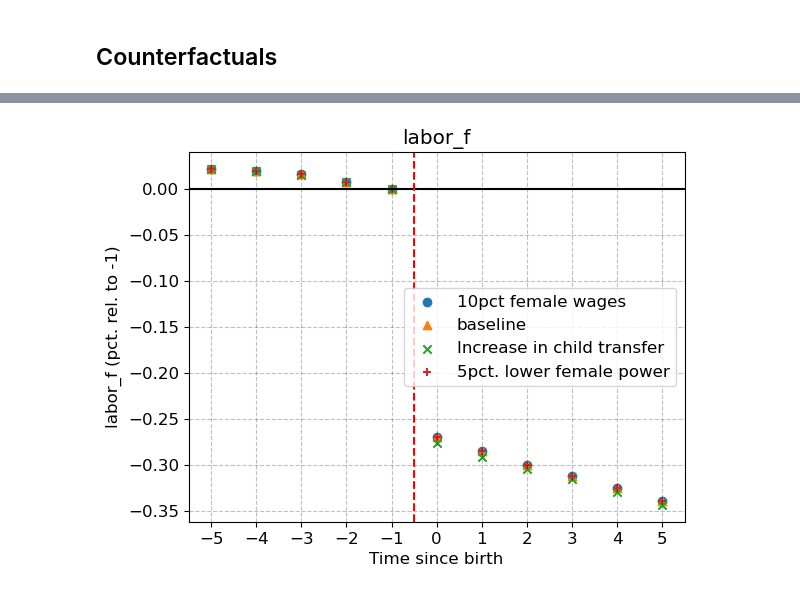
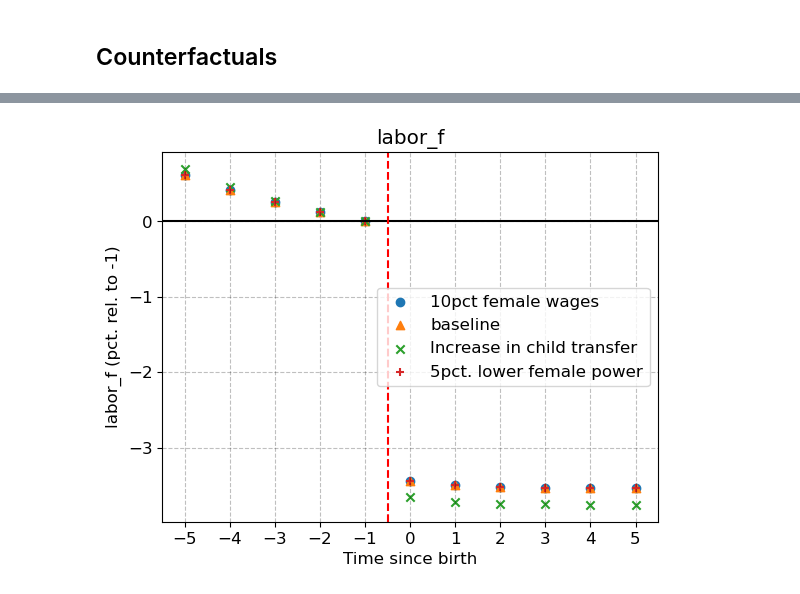
Before and after one commit to clynejj/Public-economics-seminar-project-code, a Jupyter notebook: DynamicSpecialization_post.ipynb, the cells around one changed output, grey strips where cells are left out. Cells and saved outputs as stored; diff of their text form; code cells hidden in the pictures.

```diff
--- a/DynamicSpecialization_post.ipynb
+++ b/DynamicSpecialization_post.ipynb
@@ -42,7 +43,9 @@ specs = {
     'model_nov_7': {'alpha':0.988, 'alpha_n':0.011, 'sigma':0.112, 'omega_n':-0.063, 'epsilon_f':2.391, 'epsilon_m':2.175, 'wage_humcap_f':0.100, 'wage_humcap_m':0.098, 'nu':0.004, 'wage_const_f':0.000, 'wage_const_m':0.000},
     'invented_model': {'alpha':0.988, 'alpha_n':0.011, 'sigma':0.112, 'omega_n':-0.063, 'epsilon_f':2.391, 'epsilon_m':2.175, 'wage_humcap_f':0.20, 'wage_humcap_m':0.20, 'nu':0.004, 'wage_const_f':3.0, 'wage_const_m':3.0, 'prob_birth':0.1},
     'nov_8': {'alpha':0.736, 'alpha_n':0.240, 'sigma':0.123, 'omega_n':-0.053, 'epsilon_f':1.691, 'epsilon_m':1.425, 'wage_humcap_f':0.247, 'wage_humcap_m':0.246, 'nu':0.002, 'wage_const_f':3.001, 'wage_const_m':3.070, 'epsilon_f_kids':0.681, 'epsilon_m_kids':0.221},
-    'fresh_shit': {'alpha':0.860, 'alpha_n':0.048, 'sigma':0.313, 'omega_n':-0.302, 'epsilon_f':2.208, 'epsilon_m':2.046, 'wage_humcap_f':0.231, 'wage_humcap_m':0.211, 'nu':0.001, 'wage_const_f':3.014, 'wage_const_m':3.006, 'epsilon_f_kids':-0.193, 'epsilon_m_kids':0.021}}
+    'fresh_shit': {'alpha':0.860, 'alpha_n':0.048, 'sigma':0.313, 'omega_n':-0.302, 'epsilon_f':2.208, 'epsilon_m':2.046, 'wage_humcap_f':0.231, 'wage_humcap_m':0.211, 'nu':0.001, 'wage_const_f':3.014, 'wage_const_m':3.006, 'epsilon_f_kids':-0.193, 'epsilon_m_kids':0.021},
+    'freshest_shit': {'alpha': 0.8815316974766287, 'alpha_n': 0.05181066696566604, 'sigma': 0.3065996569538123, 'omega_n': -0.16297912055139285, 'epsilon_f': 2.0179740838823514, 'epsilon_m': 1.9135707631606174, 'wage_humcap_f': 0.23747766853620444, 'wage_humcap_m': 0.24899017478013283, 'nu': 0.0008895465820761832, 'wage_const_f': 3.041257035645849, 'wage_const_m': 2.923096494669354, 'epsilon_f_kids': -0.29649860724420246, 'epsilon_m_kids': 0.019849083717954165},
+    'no_wage': {'alpha': 0.9175579976064591, 'alpha_n': 0.07917241123146314, 'sigma': 0.12625036081937915, 'omega_n': -0.14947763839119987, 'epsilon_f': 2.2369437496846913, 'epsilon_m': 1.9865940792916605, 'wage_humcap_f': 0.004889017642282528, 'wage_humcap_m': 0.053252265524500436, 'nu': 0.003500121128937236, 'wage_const_f': -0.0018414888277021556, 'wage_const_m': -0.0053044414643513985, 'epsilon_f_kids': 0.027592604806535165, 'epsilon_m_kids': 0.05999543862942529}}
 
 models = dict()
 for name,spec in specs.items():
@@ -80,4 +83,4 @@ for outcome in ('labor_f','home_f','labor_m','home_m','n', 'wage_f', 'wage_m'):
 ## Calculating some moments from the model
 # %%
 # the model is from now on the extended version
-model = models['model_oct_26'].copy()
+model = models['no_wage'].copy()
@@ -324,15 +647,12 @@ model.plot()
 # %%
 # since the model-object already has the estimated parameters updated, we can now plot the model fit
-model.plot()
 
-for val in ('specialization','labor_m','labor_f'):
+for val in ('labor_m','labor_f','home_m','home_f'):
 
-    event_grid,event_rel = calculate_event_mean(model,val,min_time=-5,max_time=5,relative=-1,pct=True)
+    event_grid,event_rel = calculate_event_mean_new(model,val,min_time=-5,max_time=5)
 
     fig, ax = plt.subplots()
     ax.scatter(event_grid,event_rel)
-    ax.axhline(y=0,color='black')
-    ax.axvline(x=-0.5,color='red',linestyle='dashed')
-    #ax.axhline(y=1  if x>-0.5 else None,color='orange')
+
     ax.set(title=val,xlabel='Time since birth',ylabel=f'{val} (pct. rel. to -1)',xticks=event_grid);
 # %% [output]
@@ -557,11 +877,11 @@ for outcome in ('labor_f','home_f','labor_m','home_m','n'):
 # %%
 for val in ('specialization','labor_f', 'labor_m', 'home_f', 'home_m'):
 
-    event_grid, event_rel = calculate_event_mean(model_reform_f_10pct, val, min_time=-5, max_time=5, relative=-1, pct=True)
-    event_grid_baseline, event_rel_baseline = calculate_event_mean(model, val, min_time=-5, max_time=5, relative=-1, pct=True)
-    event_grid_const, event_rel_const = calculate_event_mean(model_reform_f_const_10pct, val, min_time=-5, max_time=5, relative=-1, pct=True)
-    event_grid_X, event_rel_X = calculate_event_mean(model_reform_X, val, min_time=-5, max_time=5, relative=-1, pct=True)
-    event_grid_patriarchy, event_rel_patriarchy = calculate_event_mean(model_patriarchy, val, min_time=-5, max_time=5, relative=-1, pct=True)
+    event_grid, event_rel = calculate_event_mean(model_reform_f_10pct, val, min_time=-5, max_time=5, relative=-1, pct=False)
+    event_grid_baseline, event_rel_baseline = calculate_event_mean(model, val, min_time=-5, max_time=5, relative=-1, pct=False)
+    event_grid_const, event_rel_const = calculate_event_mean(model_reform_f_const_10pct, val, min_time=-5, max_time=5, relative=-1, pct=False)
+    event_grid_X, event_rel_X = calculate_event_mean(model_reform_X, val, min_time=-5, max_time=5, relative=-1, pct=False)
+    event_grid_patriarchy, event_rel_patriarchy = calculate_event_mean(model_patriarchy, val, min_time=-5, max_time=5, relative=-1, pct=False)
 
     fig, ax = plt.subplots()
 
@@ -593 +913 @@ for val in ('specialization','labor_f', 'labor_m', 'home_f', 'home_m'):
-[figure, old version]
+[figure, new version]
```
Also changed, not shown: parts of 35 cells of this notebook, 1 other file.
